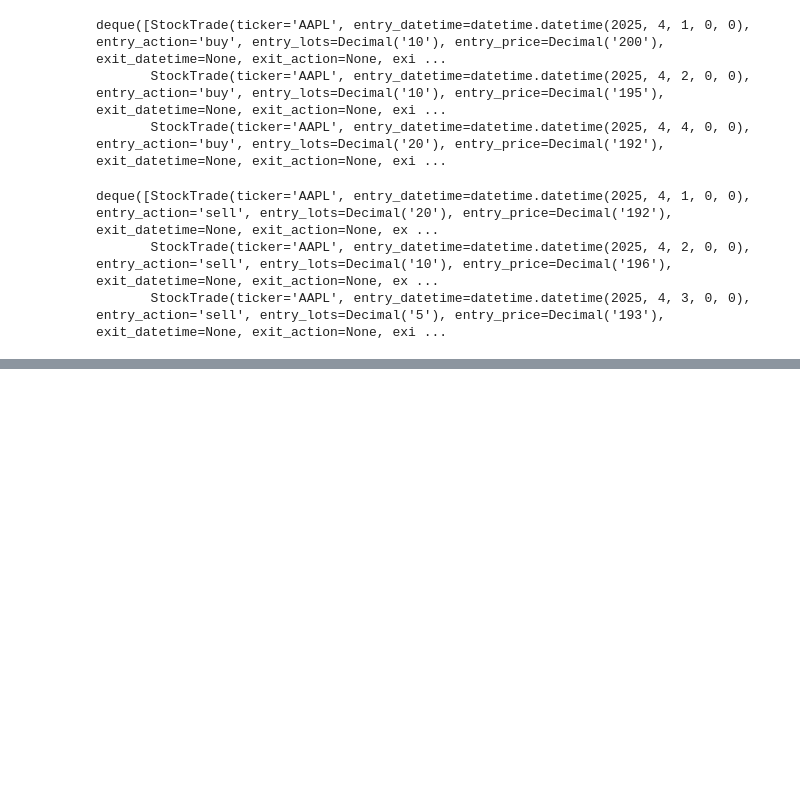
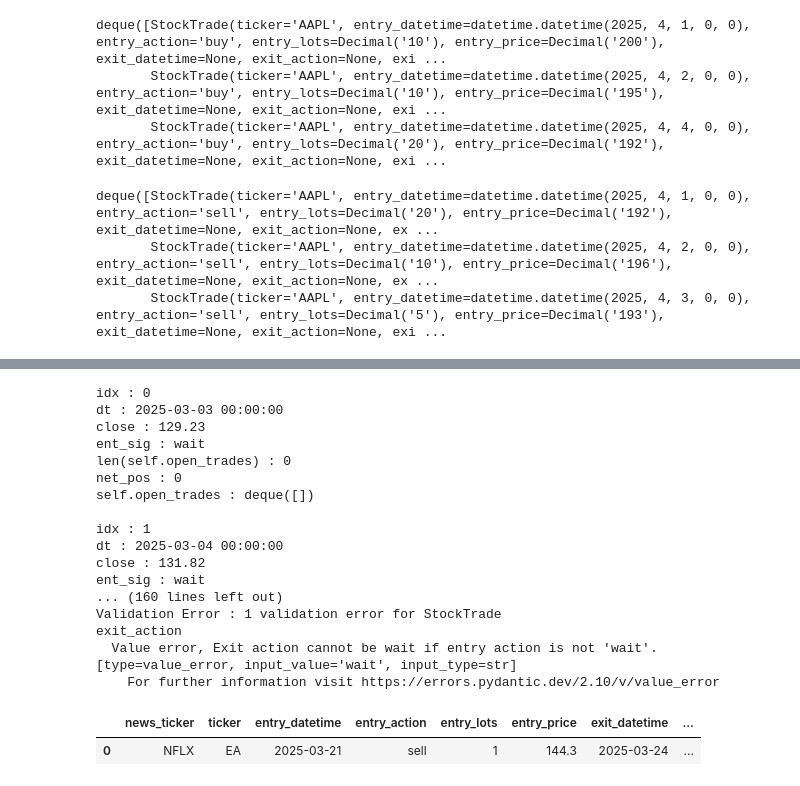
Before and after one commit to CKAbundant/sentiment, a Jupyter notebook: signal.ipynb, the cells around one changed output, grey strips where cells are left out. Cells and saved outputs as stored; diff of their text form; code cells hidden in the pictures; blank space fills up the shorter version.

```diff
--- a/signal.ipynb
+++ b/signal.ipynb
@@ -185,0 +234,25 @@ df
+# %%
+trades = utils.get_class_instance("SentiTrades", "./src/strategy/trade/senti_trades.py")
+
+df_trades, df_signal = trades.gen_trades(df_signal)
+df_trades
+# %% [output]
+idx : 0
+dt : 2025-03-03 00:00:00
+close : 129.23
+ent_sig : wait
+len(self.open_trades) : 0
+net_pos : 0
+self.open_trades : deque([])
+
+idx : 1
+dt : 2025-03-04 00:00:00
+close : 131.82
+ent_sig : wait
+... (160 lines left out)
+Validation Error : 1 validation error for StockTrade
+exit_action
+  Value error, Exit action cannot be wait if entry action is not 'wait'. [type=value_error, input_value='wait', input_type=str]
+    For further information visit https://errors.pydantic.dev/2.10/v/value_error
+|  | news_ticker | ticker | entry_datetime | entry_action | entry_lots | entry_price | exit_datetime | ... |
+| 0 | NFLX | EA | 2025-03-21 | sell | 1 | 144.3 | 2025-03-24 | ... |
```
Also changed, not shown: parts of 13 cells of this notebook, 10 other files.
